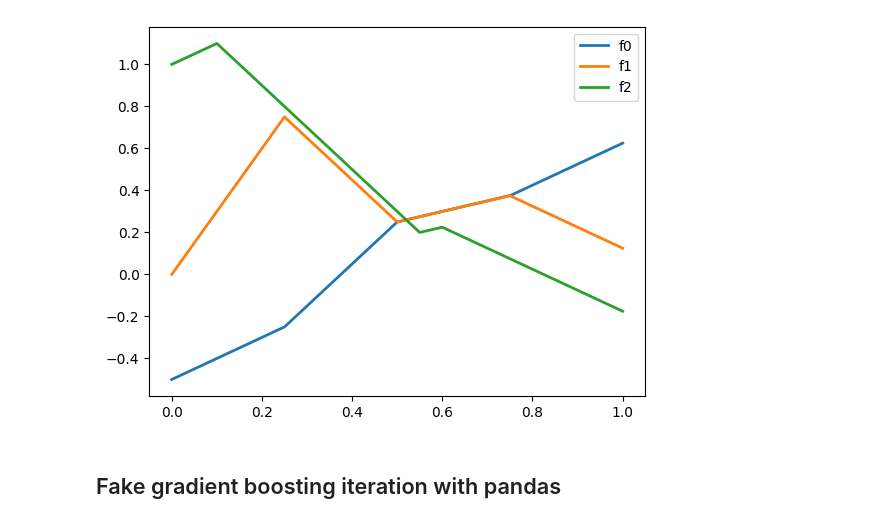
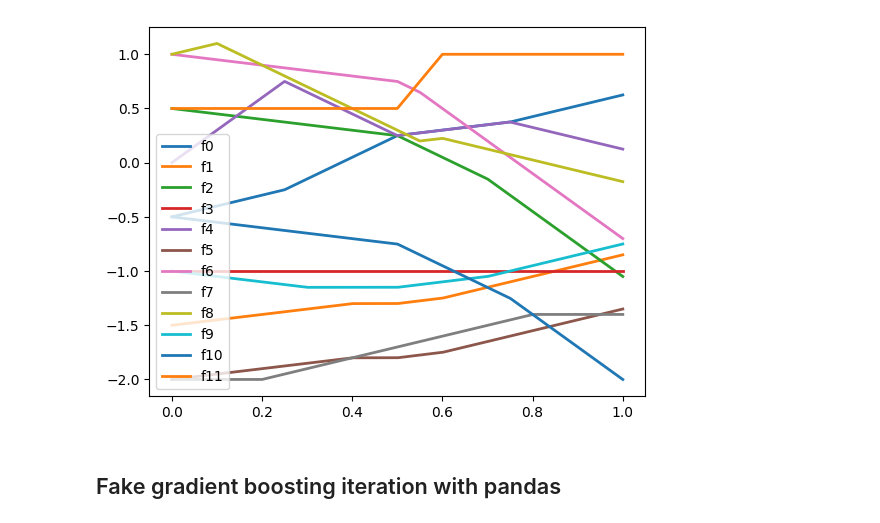
Before and after one commit to NicoSlvd/pwl-experiment, a Jupyter notebook: src/simple_reproducible_example.ipynb, the cells around one changed output. Drawn from its saved outputs; the diff is of its cells as text; code cells hidden in the pictures.

```diff
--- a/src/simple_reproducible_example.ipynb
+++ b/src/simple_reproducible_example.ipynb
@@ -58,13 +61,13 @@ def add_choice(row, u_idx):
     return np.random.choice(u.shape[0], size=1, p=softmax(u))[0]
 
 n_utility = 3
-f_per_utility = 1
+f_per_utility = 4
 x_arr = generate_x(2000, n_utility * f_per_utility, 0.5, 0.5)
-x_arr[:, 1] = x_arr[:, 0]
-x_arr[:, 2] = x_arr[:, 0]
+# x_arr[:, 1] = x_arr[:, 0]
+# x_arr[:, 2] = x_arr[:, 0]
 x_arr_test = generate_x(1000, n_utility * f_per_utility, 0.5, 0.5)
-x_arr_test[:, 1] = x_arr_test[:, 0]
-x_arr_test[:, 2] = x_arr_test[:, 0]
+# x_arr_test[:, 1] = x_arr_test[:, 0]
+# x_arr_test[:, 2] = x_arr_test[:, 0]
 sp = np.array(
     [
         [0, 0.25, 0.5, 0.75, 1],
@@ -150,4 +153,4 @@ dataset.describe()
-[figure, old version]
+[figure, new version]
 # %% [markdown]
 ## Fake gradient boosting iteration with pandas
 # %%
```
Also changed, not shown: parts of 17 cells of this notebook, 2 other files.
